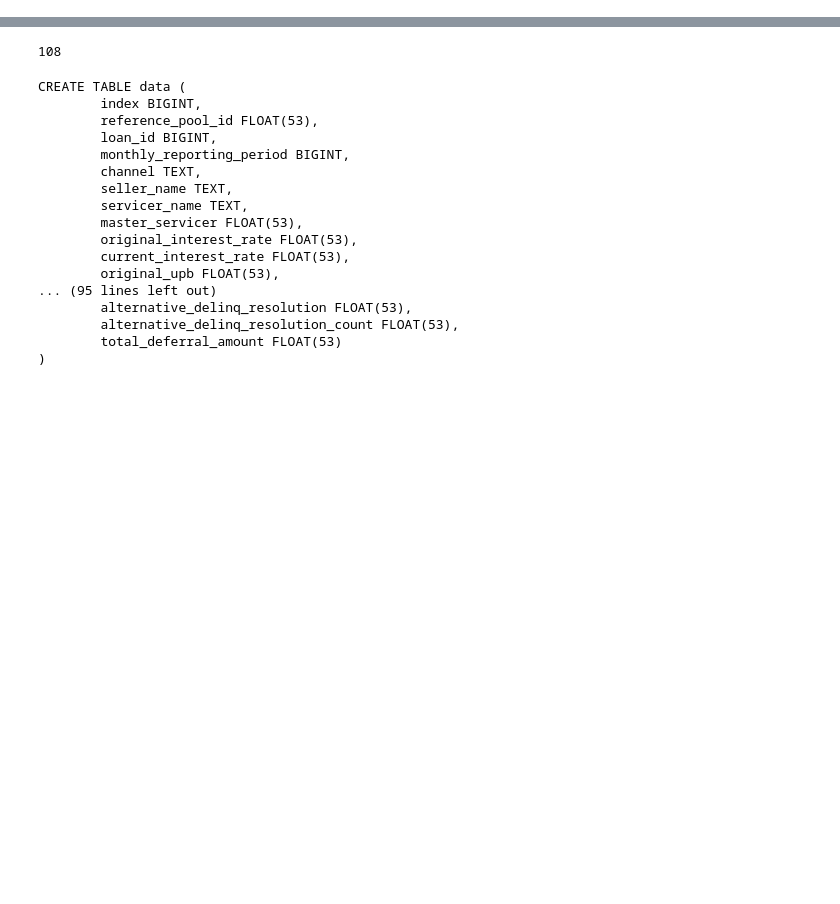
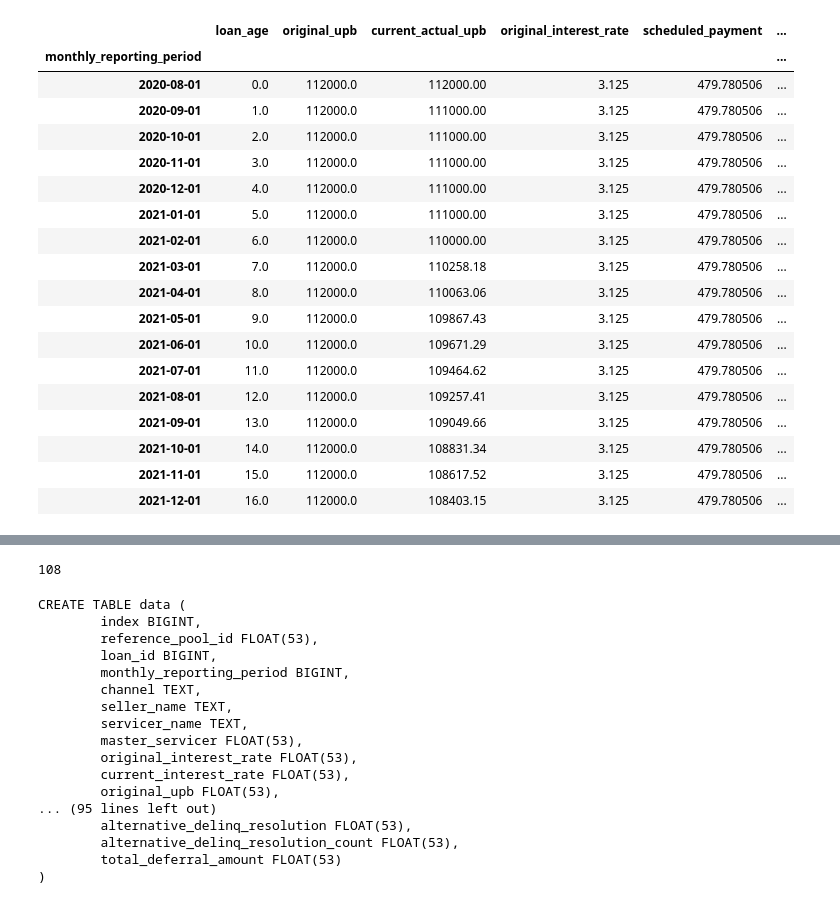
Before and after one commit to VanBuren77/Leela, a Jupyter notebook: leela/research/feature_development.ipynb, the cells around one changed output, grey strips where cells are left out. Saved outputs shown, nothing was run; the diff lists cells and outputs as text; code cells hidden in the pictures; blank space fills up the shorter version.

```diff
--- a/leela/research/feature_development.ipynb
+++ b/leela/research/feature_development.ipynb
@@ -0,0 +106,54 @@
+# %%
+# Amortization Calculator
+# https://www.investopedia.com/amortization-calculator-5086959
+# M = P [ i(1 + i)^n ] / [ (1 + i)^n – 1].
+# Principal Payment = Total Monthly Payment - [Outstanding Loan Balance × (Interest Rate/12 Months)]
+
+sample_loan = sample_data[sample_data['loan_id'] == 100756259].copy()
+sample_loan['monthly_reporting_period'] = pd.to_datetime(sample_loan['monthly_reporting_period'], format='%m%Y')
+sample_loan = sample_loan.sort_values(by='monthly_reporting_period')
+monthly_payment_input_fields = ["original_upb", "upb_at_issuance", "current_actual_upb"]
+p = sample_loan["original_upb"]
+i = (sample_loan['original_interest_rate'] / 100) / 12
+n = sample_loan['original_loan_term'].astype(float)
+m = p * (i*(1+i)**n)/((1+i)**n-1)
+scheduled_principal = m - (p * (i/12))
+
+monthly_scheduled_payment = p*((i*(1+i)**n)/(((1+i)**n)-1))
+
+# sample_loan['monthly_scheduled_payment'] = m - (sample_loan['current_actual_upb'] * (i))
+# test = MB_0 * ((i*(1+i)**(t-1))/((1+i)**n)-1)
+sample_loan['scheduled_payment'] = monthly_scheduled_payment
+t = sample_loan['loan_age']+1
+# t = sample_loan['loan_age']
+numerator = (i*(1+i)**(t-1))
+denominator = ((1+i)**n)-1
+sample_loan['scheduled_principal_payment'] = p * (numerator)/(denominator)
+sample_loan['scheduled_interest_payment'] = sample_loan['scheduled_payment']  - sample_loan['scheduled_principal_payment']
+
+temp = sample_loan[['monthly_reporting_period',
+                    'loan_age', 'original_upb', 'current_actual_upb',
+                    'original_interest_rate', 'scheduled_payment',
+                    'scheduled_principal_payment',
+                    'scheduled_interest_payment']].set_index('monthly_reporting_period')
+temp
+# %% [output]
+|  | loan_age | original_upb | current_actual_upb | original_interest_rate | scheduled_payment | ... |
+| monthly_reporting_period |  |  |  |  |  | ... |
+| 2020-08-01 | 0.0 | 112000.0 | 112000.00 | 3.125 | 479.780506 | ... |
+| 2020-09-01 | 1.0 | 112000.0 | 111000.00 | 3.125 | 479.780506 | ... |
+| 2020-10-01 | 2.0 | 112000.0 | 111000.00 | 3.125 | 479.780506 | ... |
+| 2020-11-01 | 3.0 | 112000.0 | 111000.00 | 3.125 | 479.780506 | ... |
+| 2020-12-01 | 4.0 | 112000.0 | 111000.00 | 3.125 | 479.780506 | ... |
+| 2021-01-01 | 5.0 | 112000.0 | 111000.00 | 3.125 | 479.780506 | ... |
+| 2021-02-01 | 6.0 | 112000.0 | 110000.00 | 3.125 | 479.780506 | ... |
+| 2021-03-01 | 7.0 | 112000.0 | 110258.18 | 3.125 | 479.780506 | ... |
+| 2021-04-01 | 8.0 | 112000.0 | 110063.06 | 3.125 | 479.780506 | ... |
+| 2021-05-01 | 9.0 | 112000.0 | 109867.43 | 3.125 | 479.780506 | ... |
+| 2021-06-01 | 10.0 | 112000.0 | 109671.29 | 3.125 | 479.780506 | ... |
+| 2021-07-01 | 11.0 | 112000.0 | 109464.62 | 3.125 | 479.780506 | ... |
+| 2021-08-01 | 12.0 | 112000.0 | 109257.41 | 3.125 | 479.780506 | ... |
+| 2021-09-01 | 13.0 | 112000.0 | 109049.66 | 3.125 | 479.780506 | ... |
+| 2021-10-01 | 14.0 | 112000.0 | 108831.34 | 3.125 | 479.780506 | ... |
+| 2021-11-01 | 15.0 | 112000.0 | 108617.52 | 3.125 | 479.780506 | ... |
+| 2021-12-01 | 16.0 | 112000.0 | 108403.15 | 3.125 | 479.780506 | ... |
```
Also changed, not shown: parts of 21 cells of this notebook, 8 other files.
